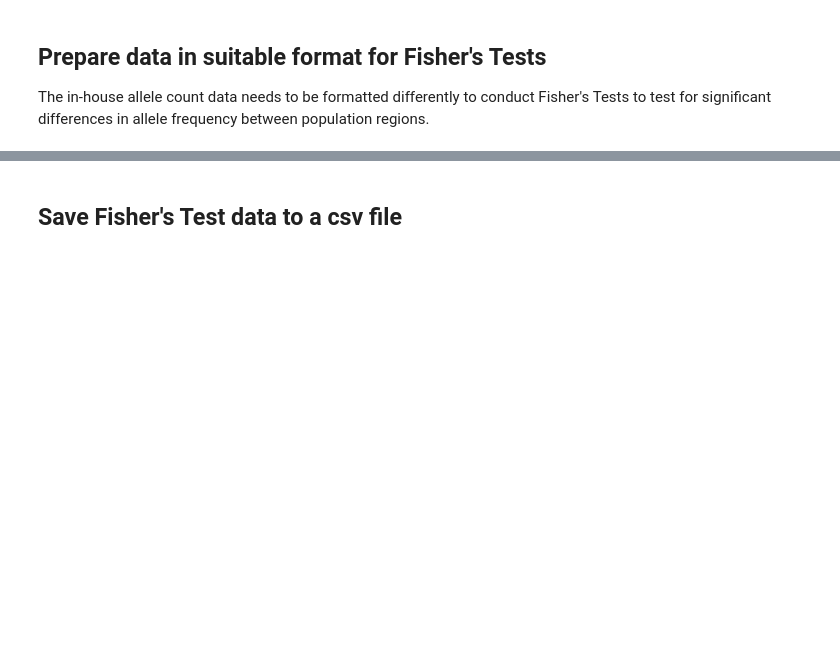
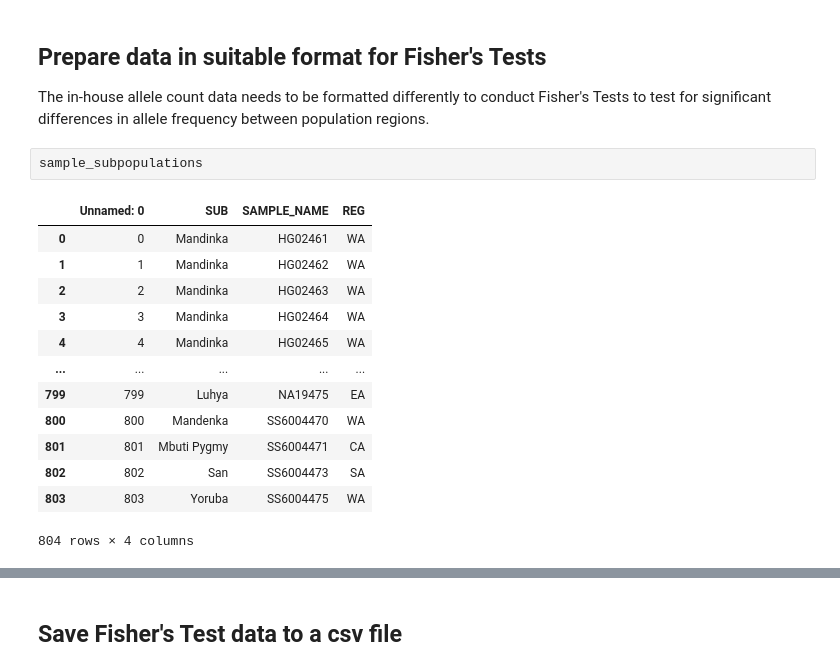
Before and after one commit to MeganHolborn/Genetic_data_analysis, a Jupyter notebook: Notebooks/Data_preparation/2-IH_allele_counts.ipynb, the cells around one changed output, grey strips where cells are left out. Saved outputs shown, nothing was run; the diff lists cells and outputs as text; blank space fills up the shorter version.

```diff
--- a/Notebooks/Data_preparation/2-IH_allele_counts.ipynb
+++ b/Notebooks/Data_preparation/2-IH_allele_counts.ipynb
@@ -393,3 +430,19 @@ ih_allele_counts_grouped.reset_index(drop=True).to_csv(
 ## Prepare data in suitable format for Fisher's Tests
 
 The in-house allele count data needs to be formatted differently to conduct Fisher's Tests to test for significant differences in allele frequency between population regions.
+# %%
+sample_subpopulations
+# %% [output]
+|  | Unnamed: 0 | SUB | SAMPLE_NAME | REG |
+| 0 | 0 | Mandinka | HG02461 | WA |
+| 1 | 1 | Mandinka | HG02462 | WA |
+| 2 | 2 | Mandinka | HG02463 | WA |
+| 3 | 3 | Mandinka | HG02464 | WA |
+| 4 | 4 | Mandinka | HG02465 | WA |
+| ... | ... | ... | ... | ... |
+| 799 | 799 | Luhya | NA19475 | EA |
+| 800 | 800 | Mandenka | SS6004470 | WA |
+| 801 | 801 | Mbuti Pygmy | SS6004471 | CA |
+| 802 | 802 | San | SS6004473 | SA |
+| 803 | 803 | Yoruba | SS6004475 | WA |
+804 rows × 4 columns
```
Also changed, not shown: parts of 6 cells of this notebook, 16 other files.
